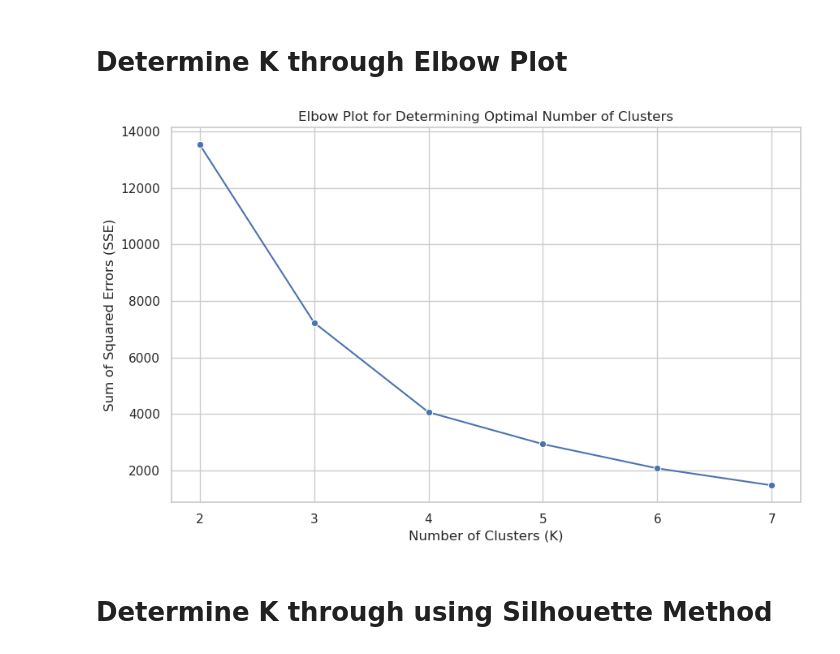
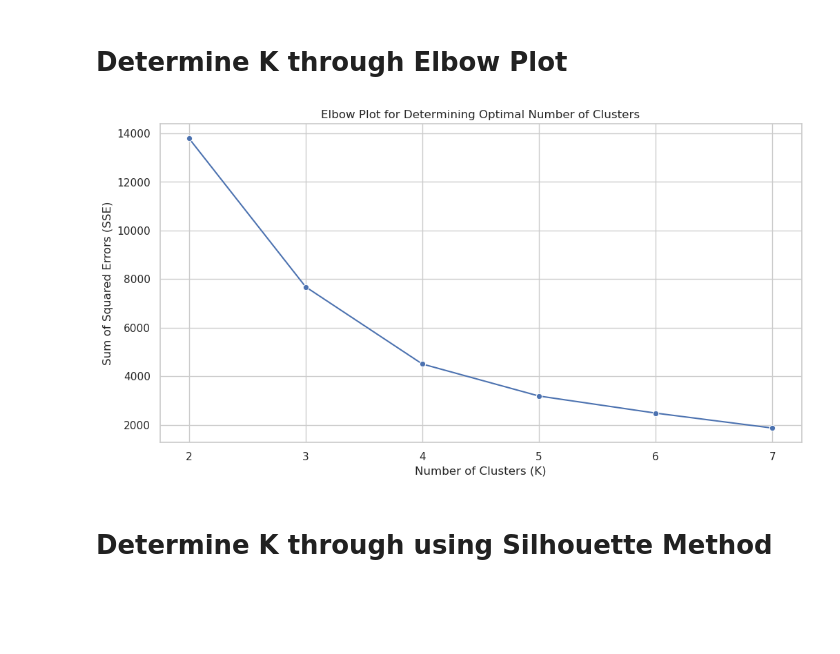
Before and after one commit to EMedina456/COMM493-Unsupervised-Learning, a Jupyter notebook: wine_classification.ipynb, the cells around one changed output. Drawn from its saved outputs; the diff is of its cells as text; code cells hidden in the pictures; blank space fills up the shorter version.

Commit message:
Wine Classification First Draft

```diff
--- a/wine_classification.ipynb
+++ b/wine_classification.ipynb
@@ -125,4 +155,22 @@ Preprocessed dataset saved as 'wine_data_two.csv'.
 # %%
+# Focus on the features 'Ash', 'Magnesium', and 'Hue' for analysis.
+df = df[['Magnesium', 'Malic Acid', 'Ash']]
+
+# Step 2: Convert Data for Machine Learning
+# Convert the selected DataFrame into a NumPy array of type 'float32'.
+# This conversion is necessary as most machine learning frameworks work efficiently with NumPy arrays.
+data_np = df.values.astype('float32')
+
+# Step 3: Save Preprocessed Data
+# Save the preprocessed dataset to a CSV file, without the index.
+df.to_csv('wine_data_two.csv', index=False)
+
+# Confirming the data has been preprocessed and saved.
+print("Preprocessed dataset saved as 'wine_data_two.csv'.")
+
+# Display the first few rows of the processed dataset to verify the preprocessing steps.
+print(df.head())
+
 # Initialize a figure for 3D plotting
 fig = plt.figure(figsize=(12, 8))
 
@@ -131,16 +179,16 @@ fig = plt.figure(figsize=(12, 8))
 ax = fig.add_subplot(111, projection='3d')
 
 # Scatter plot for customer data
-# Customers are plotted based on their 'Ash', 'Magnesium', and 'Hue'
-ax.scatter(df['Ash'], df['Magnesium'], df['Hue'], s=50)
+# Customers are plotted based on their 'Magnesium', 'Malic Acid', and 'Ash'
+ax.scatter(df['Magnesium'], df['Malic Acid'], df['Ash'], s=50)
 
 # Set the title of the plot
 ax.set_title('Wine Data')
 
 # Label the axes
-ax.set_xlabel('Ash')
-ax.set_ylabel('Magnesium')
-ax.set_zlabel('Hue')
+ax.set_xlabel('Magnesium')
+ax.set_ylabel('Malic Acid')
+ax.set_zlabel('Ash')
 
 # Adjust the layout to ensure everything fits without overlaps
 plt.tight_layout()
@@ -242,35 +297,45 @@ for k, model_path in model_paths:
 
         # Extract the model artifacts
         with tarfile.open(local_path) as tar:
             tar.extractall(path=f'/tmp/k-{k}')
 
         # Load the KMeans model parameters
         kmeans_model_params = mx.ndarray.load(f'/tmp/k-{k}/model_algo-1')
         centroids = kmeans_model_params[0].asnumpy()
 
         # Calculate distances from each point to each centroid
         distances = np.sqrt(((data_np - centroids[:, np.newaxis])**2).sum(axis=2))
 
         # Determine the closest centroid for each data point
         closest_centroids = np.argmin(distances, axis=0)
 
         # Calculate SSE for this value of K
         sse = np.sum((data_np - centroids[closest_centroids])**2)
         sse_values.append(sse)
     except Exception as e:
         print(f'Error processing model for K={k}: {e}')
 
 # Create and display the Elbow Plot using seaborn and matplotlib
 sns.set_theme(style="whitegrid")
-plt.figure(figsize=(10, 6))
+plt.figure(figsize=(12, 6))
 sns.lineplot(x=[k for k, _ in model_paths], y=sse_values, marker='o')
 plt.title('Elbow Plot for Determining Optimal Number of Clusters')
 plt.xlabel('Number of Clusters (K)')
 plt.ylabel('Sum of Squared Errors (SSE)')
 plt.xticks([k for k, _ in model_paths])
 plt.show()
+
+# What are the best frameworks to start with for people interested in Full
+# stack development (for things like passion projects, school club initiatives)
+# What were your top experiences looking back on your career?
+# For people that are close to beginning their internships this summer, what
+# would you recommend is the best start to setting a good example for yourself
+# at a new company?
+# Alina: Similar career path where loved computing for a long time - did you
+# ever have doubts about your career choice early on? How did you work through
+# that adversity?
 # %% [output]
-[figure, old version]
+[figure, new version]
 # %% [markdown]
 # Determine K through using Silhouette Method
 # %%
```
Also changed, not shown: parts of 13 cells of this notebook.
